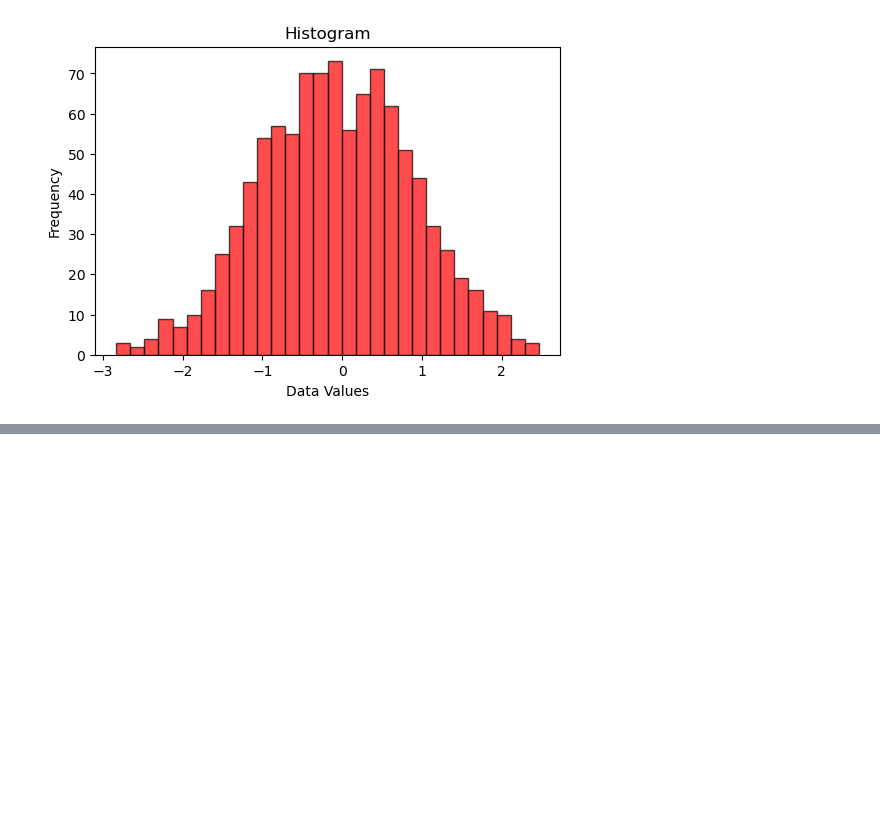
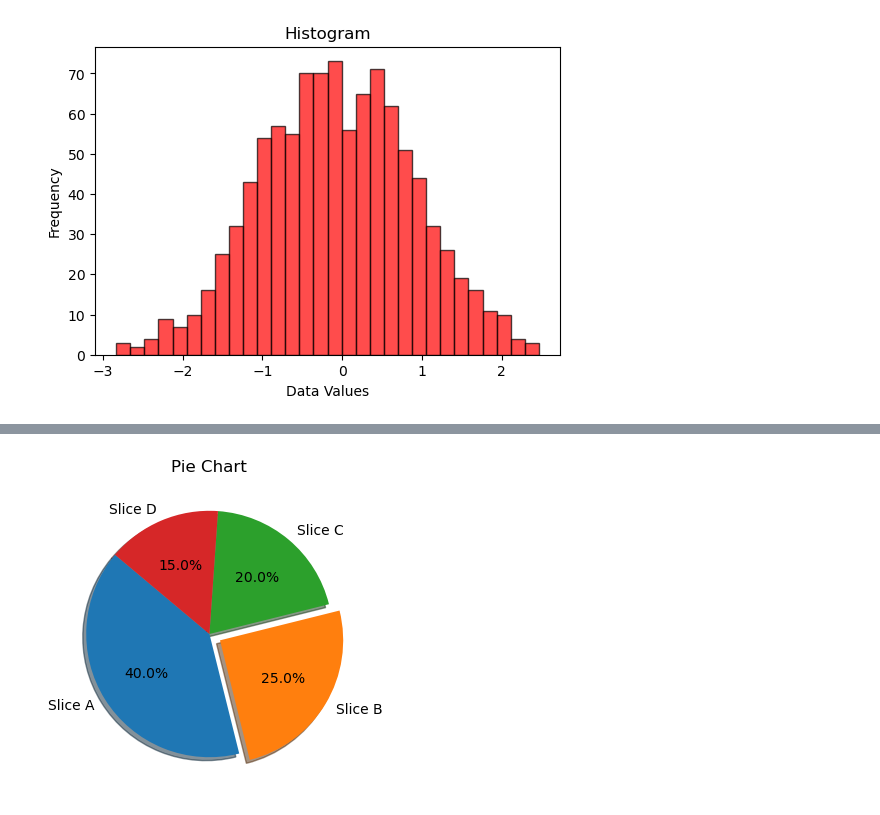
Before and after one commit to GShix/AI-with-Python, a Jupyter notebook: matplotlib.ipynb, the cells around one changed output, grey strips where cells are left out. Drawn from its saved outputs; the diff is of its cells as text; code cells hidden in the pictures; blank space fills up the shorter version.

```diff
--- a/matplotlib.ipynb
+++ b/matplotlib.ipynb
@@ -55,0 +68,12 @@ plt.show()
+# %%
+#Pie chart
+slices = [40, 25, 20, 15]
+labels = ['Slice A', 'Slice B', 'Slice C', 'Slice D']
+explode = [0, 0.1, 0, 0]
+plt.figure(figsize = (6,4))
+plt.pie(slices, labels = labels, explode = explode, autopct = '%1.1f%%',
+        shadow = True, startangle = 140)
+plt.title("Pie Chart")
+plt.show()
+# %% [output]
+[figure, added]
```
Also changed, not shown: parts of 1 cell of this notebook.
